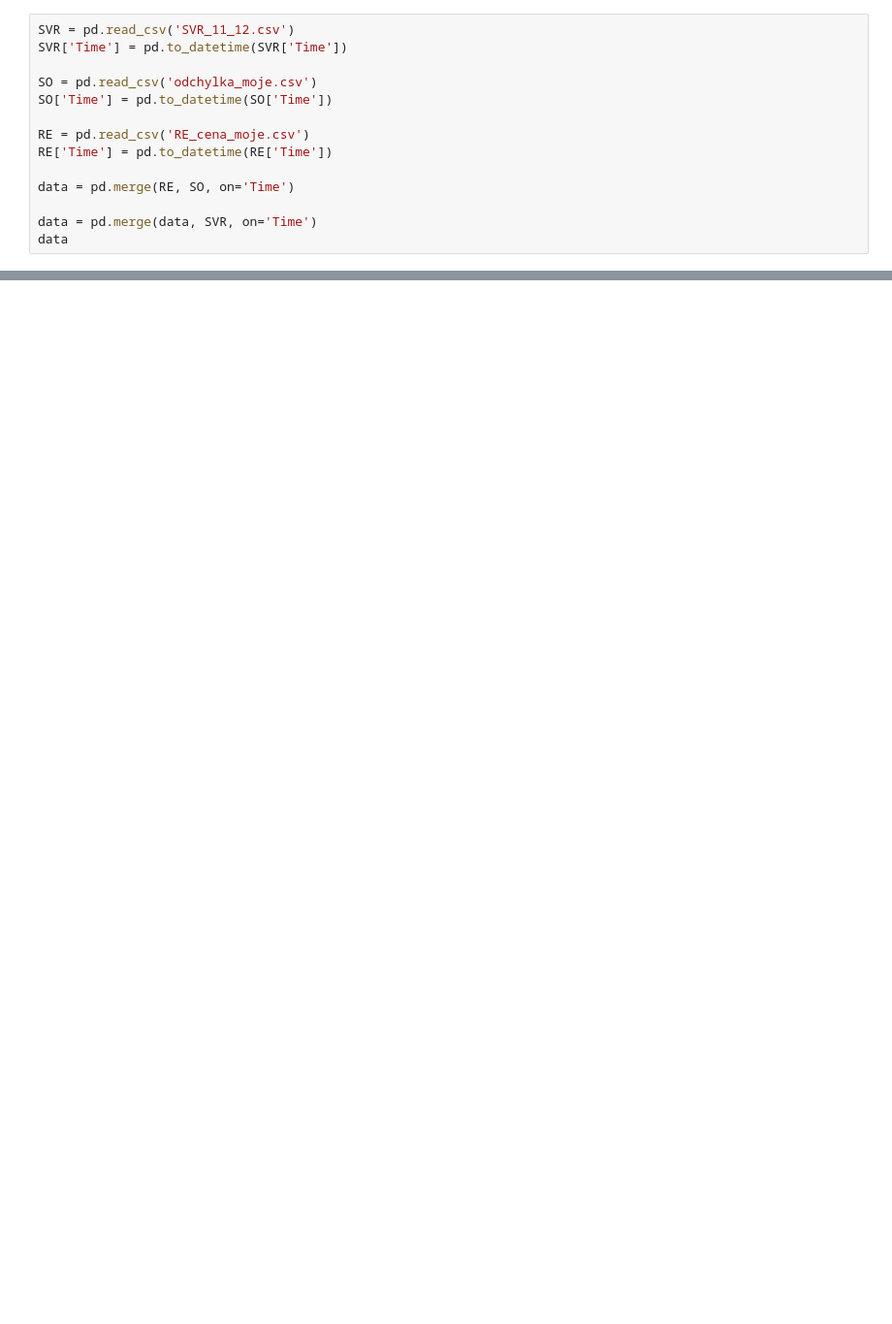
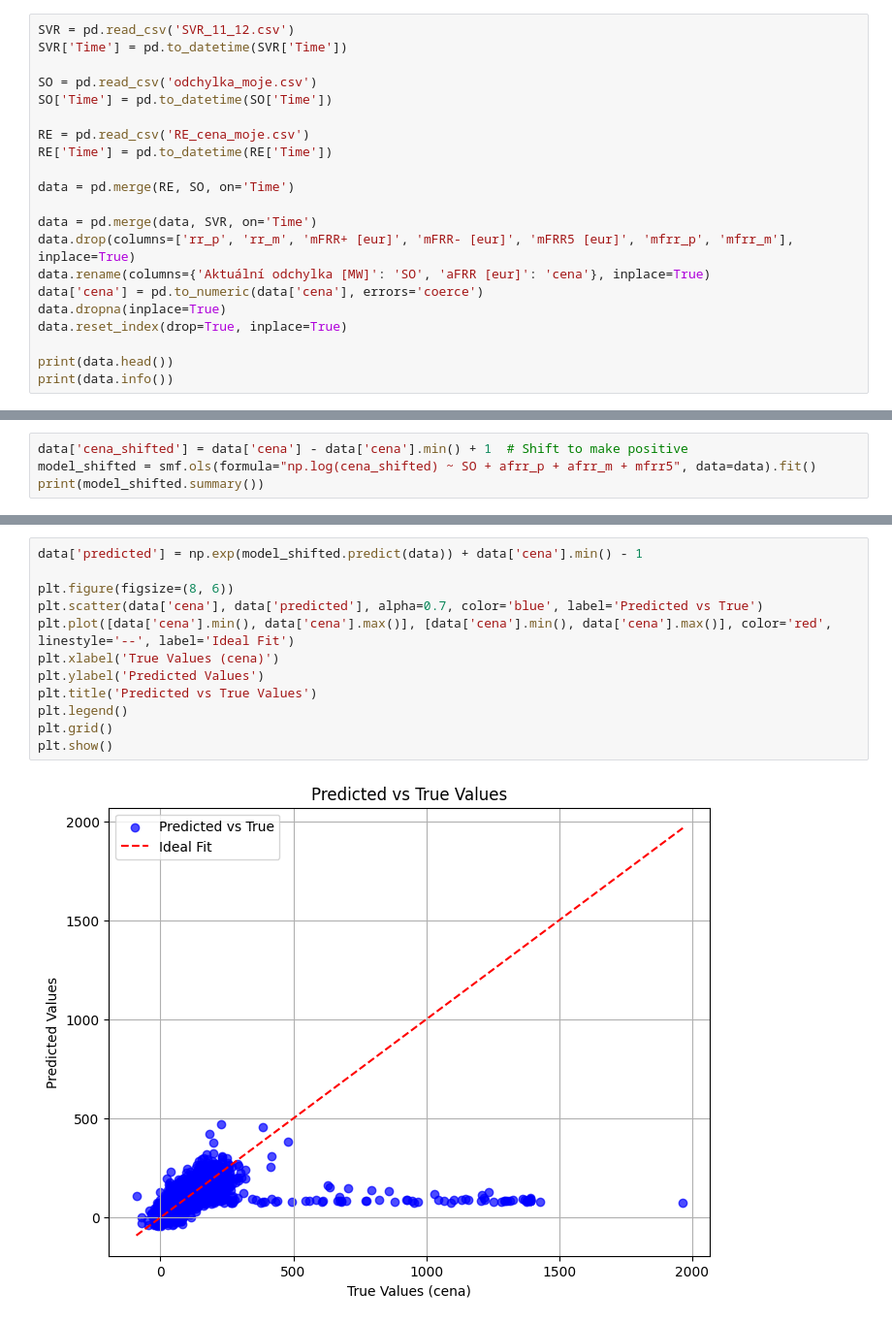
Before and after one commit to matule00/SGE, a Jupyter notebook: cena_RE.ipynb, the cells around one changed output, grey strips where cells are left out. Shown: that part at 97% size. Cells and saved outputs as stored; diff of their text form; blank space fills up the shorter version.

```diff
--- a/cena_RE.ipynb
+++ b/cena_RE.ipynb
@@ -31,5 +35,12 @@ RE['Time'] = pd.to_datetime(RE['Time'])
 data = pd.merge(RE, SO, on='Time')
 
 data = pd.merge(data, SVR, on='Time')
-data
+data.drop(columns=['rr_p', 'rr_m', 'mFRR+ [eur]', 'mFRR- [eur]', 'mFRR5 [eur]', 'mfrr_p', 'mfrr_m'], inplace=True)
+data.rename(columns={'Aktuální odchylka [MW]': 'SO', 'aFRR [eur]': 'cena'}, inplace=True)
+data['cena'] = pd.to_numeric(data['cena'], errors='coerce')
+data.dropna(inplace=True)
+data.reset_index(drop=True, inplace=True)
+
+print(data.head())
+print(data.info())
 # %% [output]
@@ -48,0 +67,4 @@ data
+# %%
+data['cena_shifted'] = data['cena'] - data['cena'].min() + 1  # Shift to make positive
+model_shifted = smf.ols(formula="np.log(cena_shifted) ~ SO + afrr_p + afrr_m + mfrr5", data=data).fit()
+print(model_shifted.summary())
@@ -48,0 +89,14 @@ data
+# %%
+data['predicted'] = np.exp(model_shifted.predict(data)) + data['cena'].min() - 1
+
+plt.figure(figsize=(8, 6))
+plt.scatter(data['cena'], data['predicted'], alpha=0.7, color='blue', label='Predicted vs True')
+plt.plot([data['cena'].min(), data['cena'].max()], [data['cena'].min(), data['cena'].max()], color='red', linestyle='--', label='Ideal Fit')
+plt.xlabel('True Values (cena)')
+plt.ylabel('Predicted Values')
+plt.title('Predicted vs True Values')
+plt.legend()
+plt.grid()
+plt.show()
+# %% [output]
+[figure, added]
```
Also changed, not shown: parts of 4 cells of this notebook.
